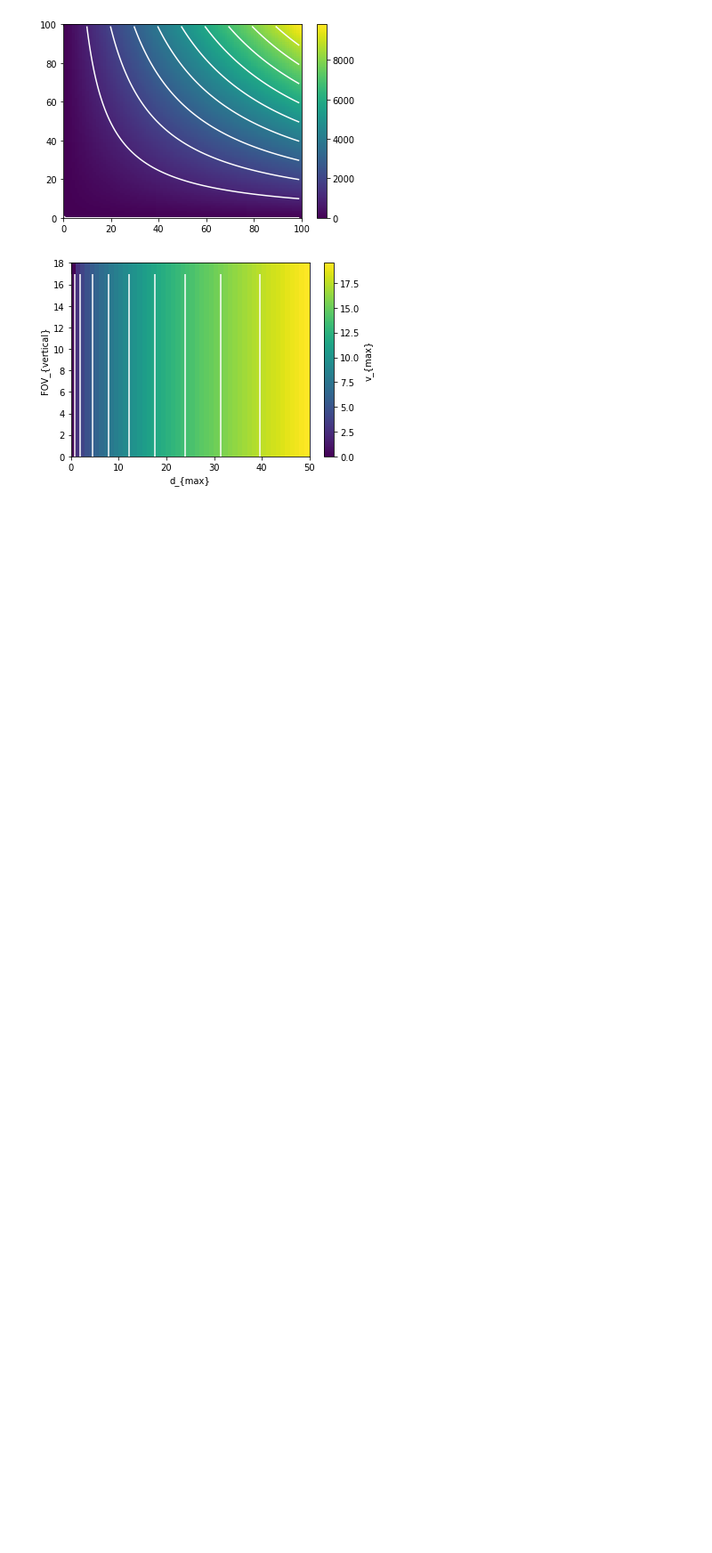
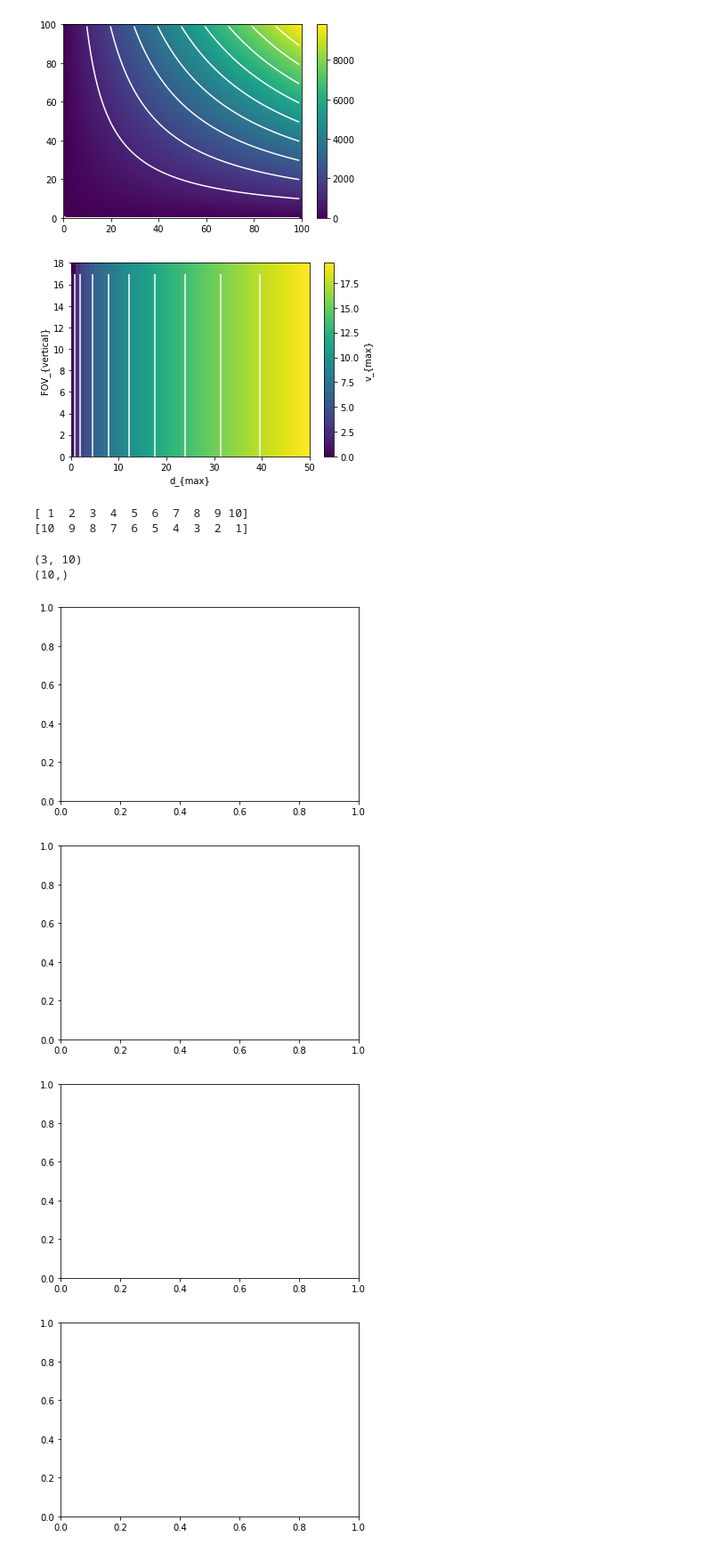
Before and after one commit to peteflorence/analysis-nanomap, a Jupyter notebook: Why memory.ipynb, the cells around one changed output. Shown: that part at 89% size. Saved outputs shown, nothing was run; the diff lists cells and outputs as text; code cells hidden in the pictures; blank space fills up the shorter version.

Commit message:
add plot skeleton for memory over time

```diff
--- a/Why memory.ipynb
+++ b/Why memory.ipynb
@@ -208,3 +212,44 @@ plt.ylabel('FOV_{vertical}')
 plt.show()
 # %% [output]
 [figure]
+# %%
+print np.arange(1,11)
+print np.arange(10,0,-1)
+# %% [output]
+[ 1  2  3  4  5  6  7  8  9 10]
+[10  9  8  7  6  5  4  3  2  1]
+# %%
+import numpy as np
+import matplotlib.pyplot as plt
+
+def fnx():
+    return np.ones(10)
+    a = np.random.randint(5, 50, 10)
+
+def fnxup():
+    return np.arange(1,11)
+
+def fnxdown():
+    return np.arange(10,0,-1)
+
+y = np.row_stack((fnxup(), 2*fnx(), fnxdown()))
+x = np.arange(10)
+
+print np.shape(y)
+print np.shape(x)
+
+fig, ax = plt.subplots()
+ax.stackplot(x, y, colors=('b','k','r'))
+plt.show()
+
+#y1, y2, y3 = fnx(), fnx(), fnx()
+# fig, ax = plt.subplots()
+# ax.stackplot(x, y1, y2, y3)
+# plt.show()
+# %% [output]
+(3, 10)
+(10,)
+[figure, added]
+[figure, added]
+[figure, added]
+[figure, added]
```
Also changed, not shown: parts of 8 cells of this notebook.
